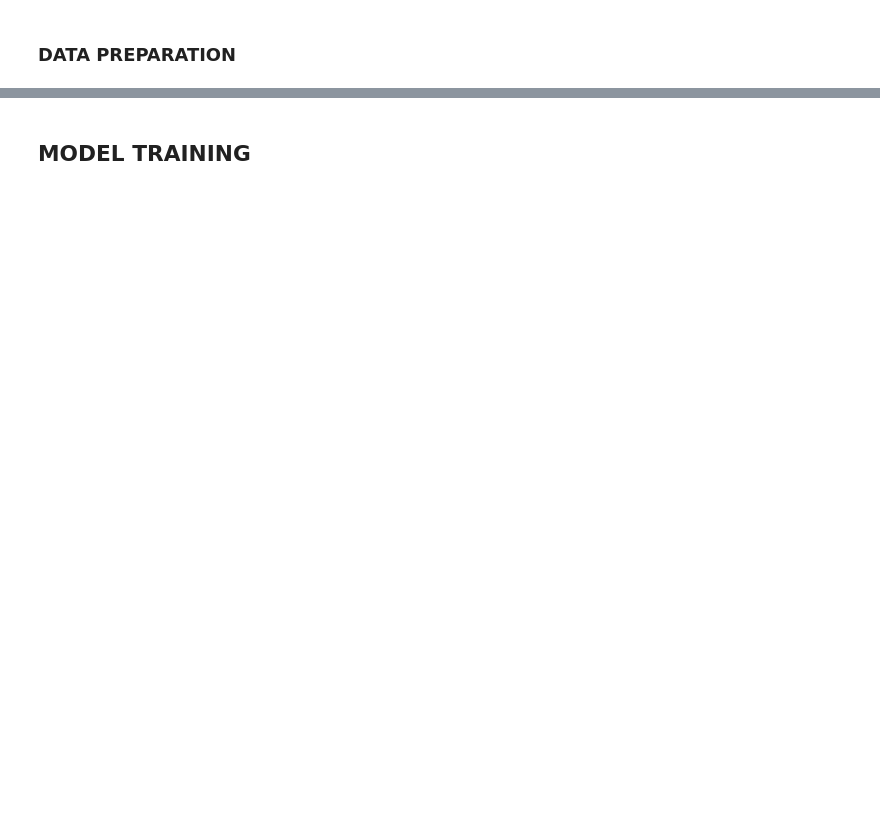
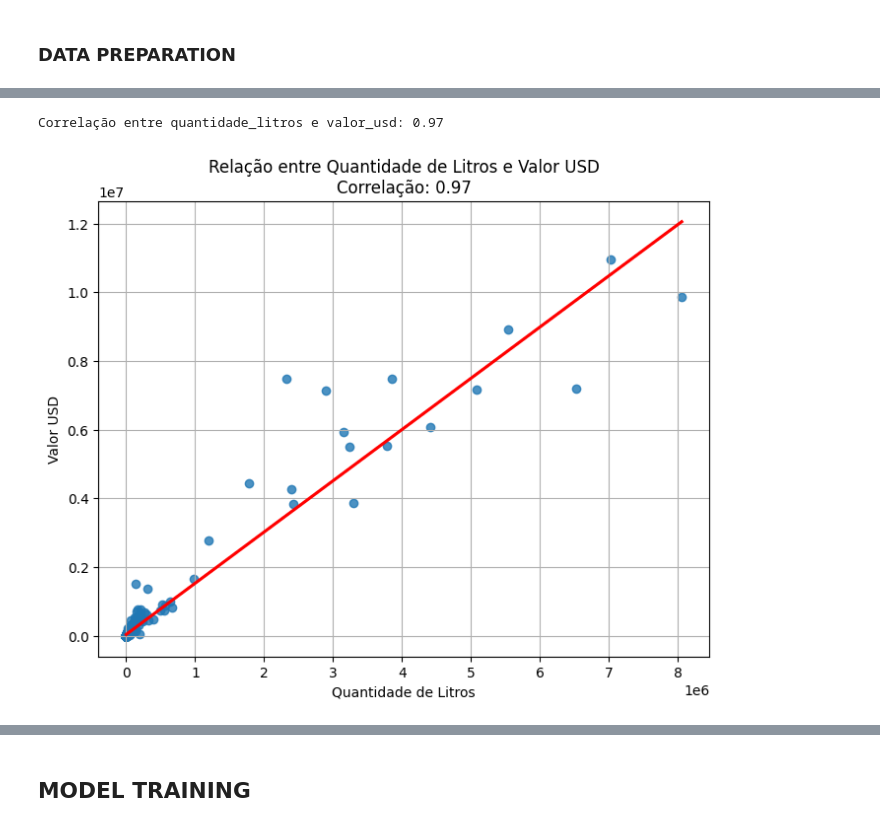
Before and after one commit to diegoalber1/ml-tech-fiap-vitivinicultura-api, a Jupyter notebook: ml-model/training/model-training-producao-rf.ipynb, the cells around one changed output, grey strips where cells are left out. Cells and saved outputs as stored; diff of their text form; code cells hidden in the pictures; blank space fills up the shorter version.

```diff
--- a/ml-model/training/model-training-producao-rf.ipynb
+++ b/ml-model/training/model-training-producao-rf.ipynb
@@ -98,0 +162,16 @@ Index(['ano', 'quantidade_litros', 'valor_usd', 'pais_Afeganistão',
+# %%
+# Calcular a correlação
+correlacao = df_clean[['quantidade_litros', 'valor_usd']].corr().iloc[0, 1]
+print(f"Correlação entre quantidade_litros e valor_usd: {correlacao:.2f}")
+
+# Scatter plot com linha de tendência
+plt.figure(figsize=(8, 6))
+sns.regplot(data=df_clean, x='quantidade_litros', y='valor_usd', ci=None, line_kws={"color": "red"})
+plt.title(f"Relação entre Quantidade de Litros e Valor USD\nCorrelação: {correlacao:.2f}")
+plt.xlabel("Quantidade de Litros")
+plt.ylabel("Valor USD")
+plt.grid()
+plt.show()
+# %% [output]
+Correlação entre quantidade_litros e valor_usd: 0.97
+[figure, added]
```
Also changed, not shown: parts of 27 cells of this notebook, 7 other files.
